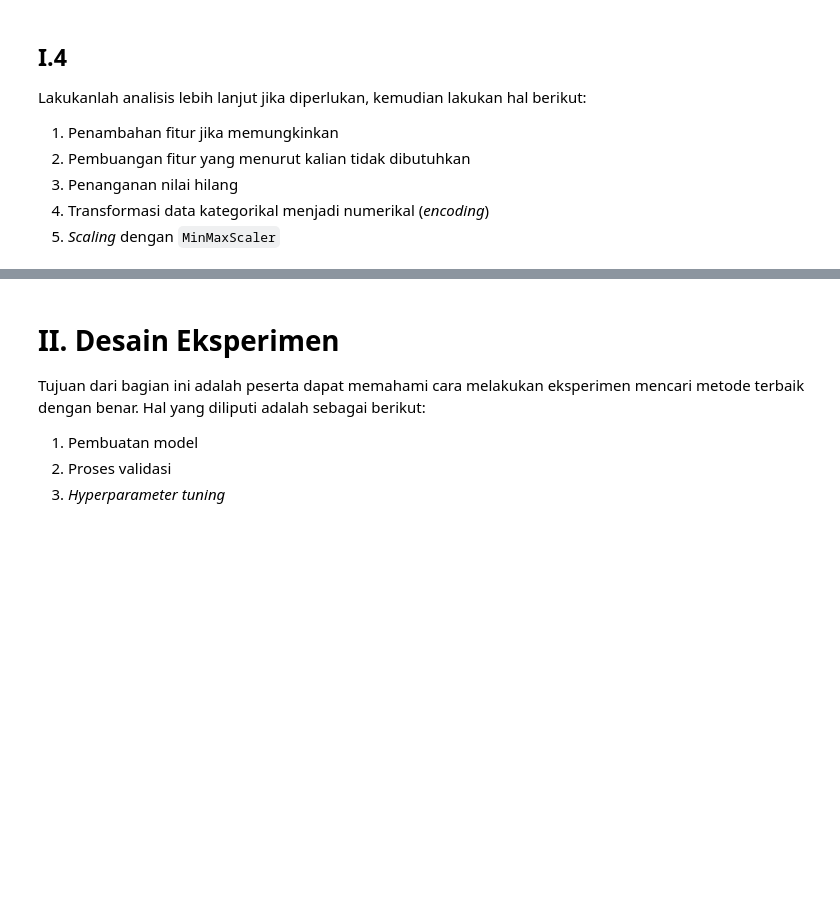
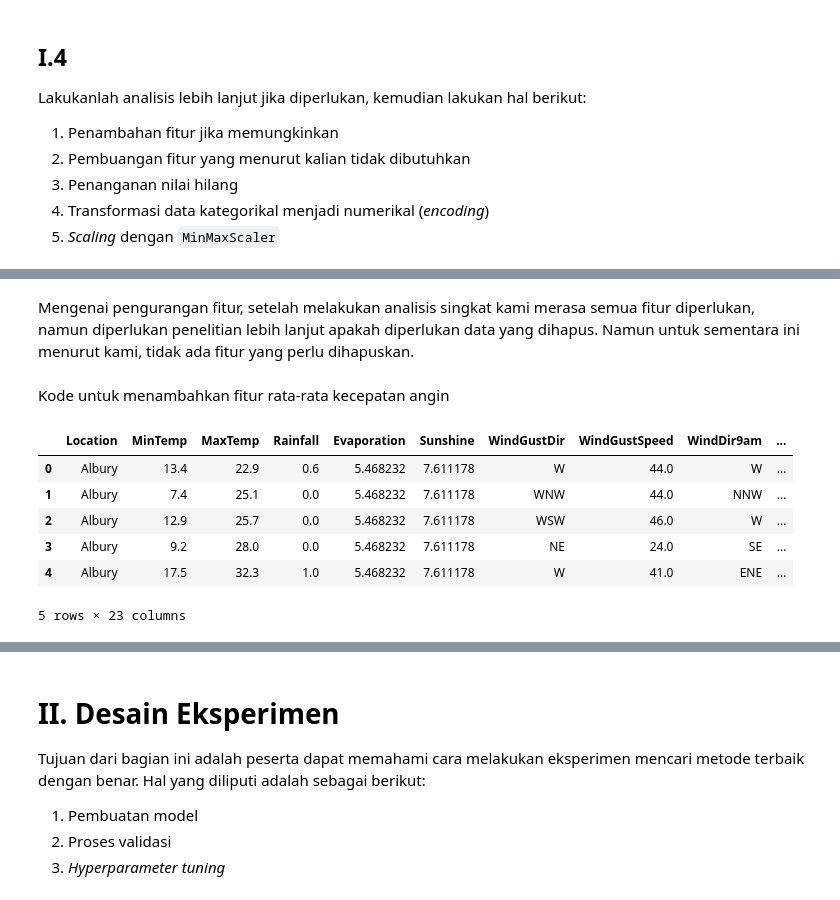
Before and after one commit to daffarg/tugas-praktikum-ml, a Jupyter notebook: Tugas_Prapraktikum_IF3270.ipynb, the cells around one changed output, grey strips where cells are left out. Drawn from its saved outputs; the diff is of its cells as text; code cells hidden in the pictures; blank space fills up the shorter version.

```diff
--- a/Tugas_Prapraktikum_IF3270.ipynb
+++ b/Tugas_Prapraktikum_IF3270.ipynb
@@ -278,19 +269,19 @@ fig, axes = plt.subplots(nrows=6, ncols=3, figsize=(20,30))
 # mengelompokkan data berdasarkan nilai RainTomorrow
 groups = df.groupby('RainTomorrow')
 
-# melakukan iterasi untuk setiap kolom, kecuali kolom RainTomorrow
-for i, (colname, col) in enumerate(df.iloc[:, :-1].iteritems()):
-    row, col = i // 3, i % 3
+# Mengiterasi setiap kolom, kecuali kolom RainTomorrow
+for i, colname in enumerate(df.columns[:-1]):
+    row, col = i // 2, i % 2
     ax = axes[row, col]
 
-    # jika kolom berisi data numerik, buat histogram
-    if numeric(col):
+    # Jika kolom berisi data numerik, buat histogram
+    if df[colname].dtype == 'int':
         groups[colname].plot(kind='hist', ax=ax, alpha=0.5, legend=True)
         ax.set_xlabel(colname)
         ax.set_title(f"Distribusi {colname}")
 
-    # jika kolom berisi data kategorikal, buat bar plot
-    else:
+    # Jika kolom berisi data kategorikal, buat bar plot
+    elif df[colname].dtype == 'object':
         groups[colname].value_counts().unstack().plot(kind='bar', stacked=True, ax=ax)
         ax.set_xlabel(colname)
         ax.set_title(f"Distribusi {colname}")
@@ -314,0 +320,34 @@ Lakukanlah analisis lebih lanjut jika diperlukan, kemudian lakukan hal berikut:
+# %% [markdown]
+Mengenai pengurangan fitur, setelah melakukan analisis singkat kami merasa semua fitur diperlukan, namun diperlukan penelitian lebih lanjut apakah diperlukan data yang dihapus. Namun untuk sementara ini menurut kami, tidak ada fitur yang perlu dihapuskan.
+# %% [markdown]
+Kode untuk menambahkan fitur rata-rata kecepatan angin
+# %%
+# I.4 Put your code here
+
+# Menambahkan fitur rata-rata kecepatan angin
+df.insert(df.columns.get_loc('WindSpeed3pm')+1, 'AvgWindSpeed', (df['WindGustSpeed'] + df['WindSpeed9am'] + df['WindSpeed3pm']) / 3)
+df = df.reindex(columns=['Location', 'MinTemp', 'MaxTemp', 'Rainfall', 'Evaporation', 'Sunshine', 'WindGustDir', 'WindGustSpeed', 'WindDir9am', 'WindSpeed9am', 'WindDir3pm', 'WindSpeed3pm', 'AvgWindSpeed', 'Humidity9am', 'Humidity3pm', 'Pressure9am', 'Pressure3pm', 'Cloud9am', 'Cloud3pm', 'Temp9am', 'Temp3pm', 'RainToday', 'RainTomorrow'])
+df.head()
+
+# Penanganan missing value dengan meng-assign nilai rata-rata untuk feature bertipe numerikal dan
+# meng-assign modus atau nilai yang paling sering muncul untuk feature bertipe kategorikal
+
+# Mengisi missing value pada kolom numerik dengan rata-rata
+numeric_colums = df.select_dtypes(include=['int64', 'float64']).columns
+for col in numeric_colums:
+    df[col].fillna(df[col].mean(), inplace=True)
+
+# Mengisi missing value pada kolom nominal dengan modus
+categorical_cols = df.select_dtypes(include=['object']).columns
+for col in categorical_cols:
+    df[col].fillna(df[col].mode()[0], inplace=True)
+
+df.head()
+# %% [output]
+|  | Location | MinTemp | MaxTemp | Rainfall | Evaporation | Sunshine | WindGustDir | WindGustSpeed | WindDir9am | ... |
+| 0 | Albury | 13.4 | 22.9 | 0.6 | 5.468232 | 7.611178 | W | 44.0 | W | ... |
+| 1 | Albury | 7.4 | 25.1 | 0.0 | 5.468232 | 7.611178 | WNW | 44.0 | NNW | ... |
+| 2 | Albury | 12.9 | 25.7 | 0.0 | 5.468232 | 7.611178 | WSW | 46.0 | W | ... |
+| 3 | Albury | 9.2 | 28.0 | 0.0 | 5.468232 | 7.611178 | NE | 24.0 | SE | ... |
+| 4 | Albury | 17.5 | 32.3 | 1.0 | 5.468232 | 7.611178 | W | 41.0 | ENE | ... |
+5 rows × 23 columns
```
Also changed, not shown: parts of 35 cells of this notebook.
